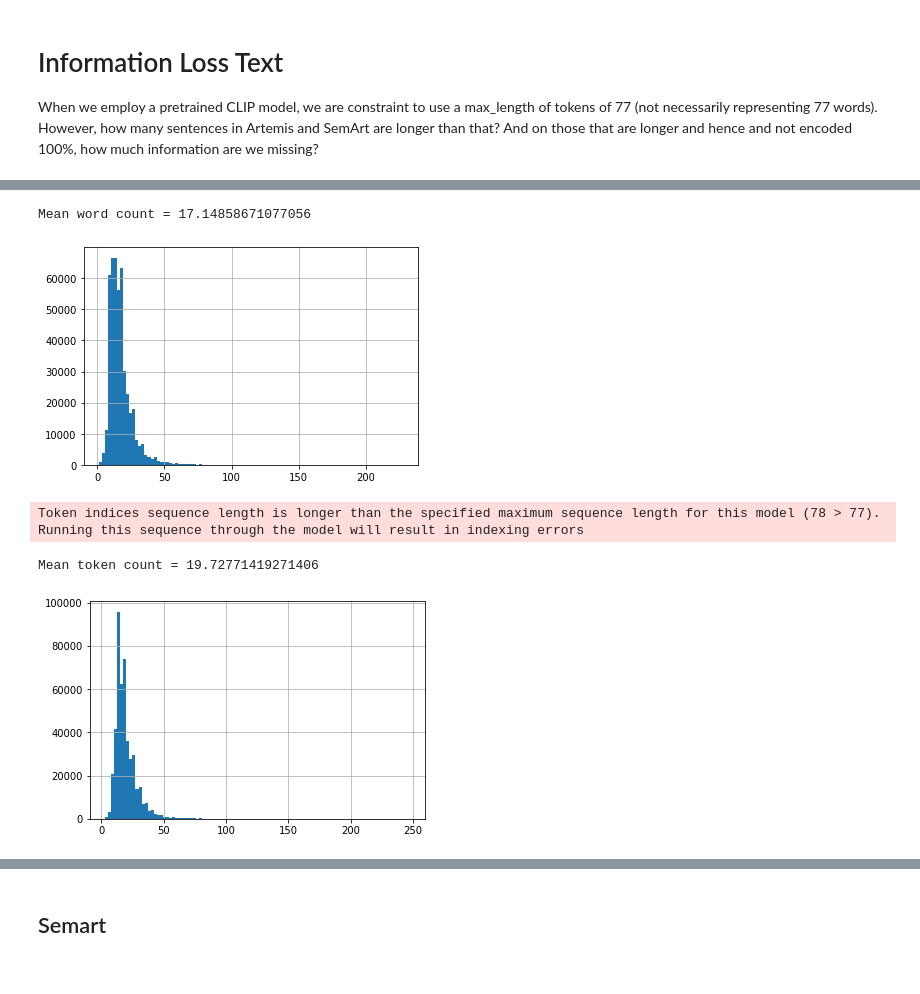
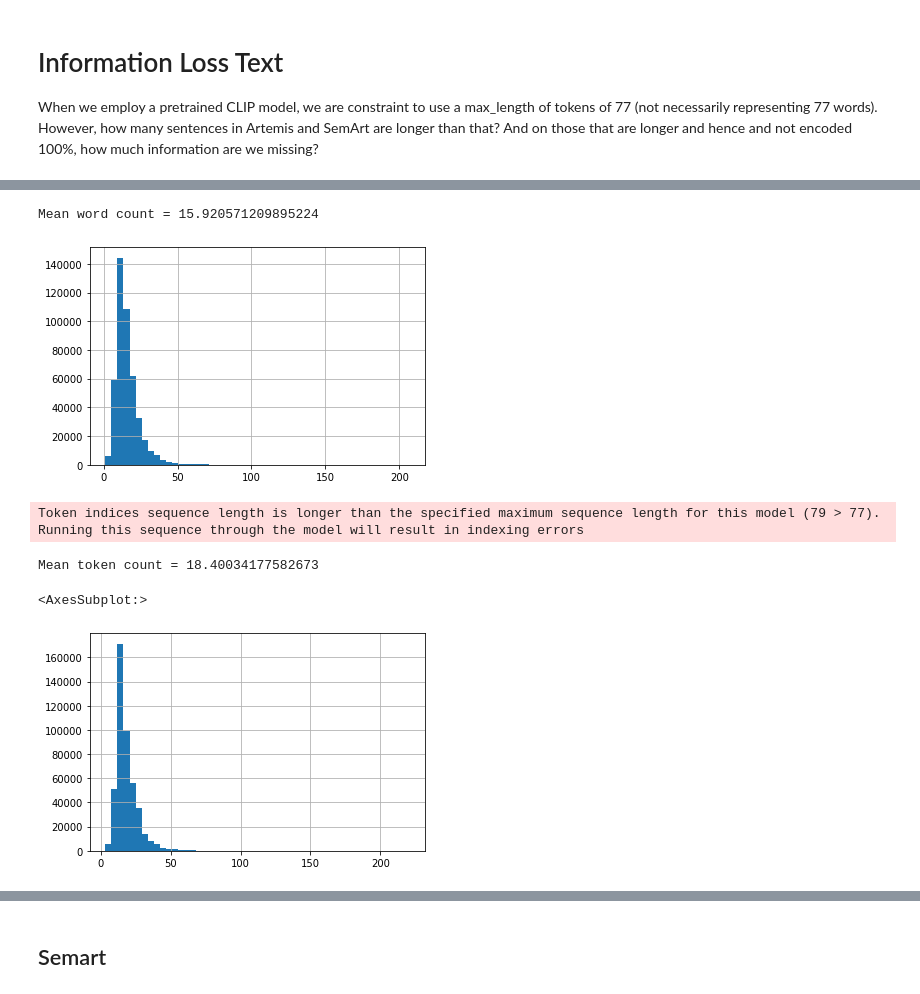
Before and after one commit to ricardokleinklein/EmotionalArt, a Jupyter notebook: notebooks/information_loss_text.ipynb, the cells around one changed output, grey strips where cells are left out. Saved outputs shown, nothing was run; the diff lists cells and outputs as text; code cells hidden in the pictures.

```diff
--- a/notebooks/information_loss_text.ipynb
+++ b/notebooks/information_loss_text.ipynb
@@ -13,7 +13,7 @@ from pathlib import Path
 from nltk.tokenize import word_tokenize
 from data_preprocess.tokenizers import BPETokenizer
 # %%
-artemis_csv = Path("../../DATA/artemis/artemis_dataset_release_v0.csv")
+artemis_csv = Path("../../DATA/artemis/artemis_preprocessed.csv")
 artemis = pandas.read_csv(artemis_csv)
 artemis
 # %% [output]
@@ -33,23 +33,24 @@ artemis
 # %%
-artemis['nb_words'] = artemis['utterance'].apply(
+artemis['nb_words'] = artemis['utterance_spelled'].apply(
     lambda s: len(word_tokenize(s))
 )
-artemis['nb_words'].hist(bins=100)
+artemis['nb_words'].hist(bins=50)
 print(f"Mean word count = {artemis['nb_words'].mean()}")
 # %% [output]
-Mean word count = 17.14858671077056
+Mean word count = 15.920571209895224
-[figure, old version]
+[figure, new version]
 # %%
 tokenizer = BPETokenizer('clip')
-artemis['nb_tokens'] = artemis['utterance'].apply(
+artemis['nb_tokens'] = artemis['utterance_spelled'].apply(
     lambda s: len(tokenizer(s)['input_ids'])
 )
 print(f"Mean token count = {artemis['nb_tokens'].mean()}")
-artemis['nb_tokens'].hist(bins=100)
+artemis['nb_tokens'].hist(bins=50)
 # %% [output]
-Token indices sequence length is longer than the specified maximum sequence length for this model (78 > 77). Running this sequence through the model will result in indexing errors
+Token indices sequence length is longer than the specified maximum sequence length for this model (79 > 77). Running this sequence through the model will result in indexing errors
-Mean token count = 19.72771419271406
+Mean token count = 18.40034177582673
+<AxesSubplot:>
-[figure, old version]
+[figure, new version]
 # %%
 max_len = tokenizer.tokenizer.model_max_length
 longest = artemis[artemis['nb_tokens'] > max_len]['nb_tokens'] - max_len
```
Also changed, not shown: parts of 6 cells of this notebook.
